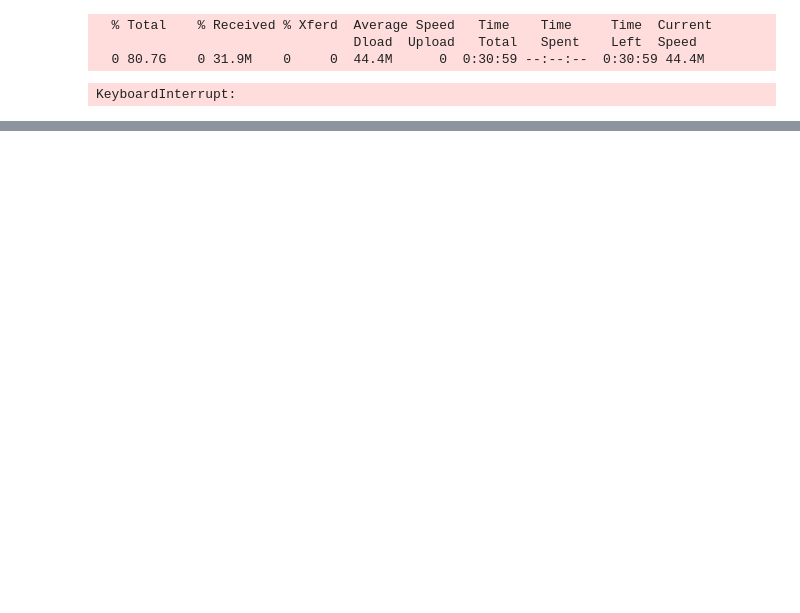
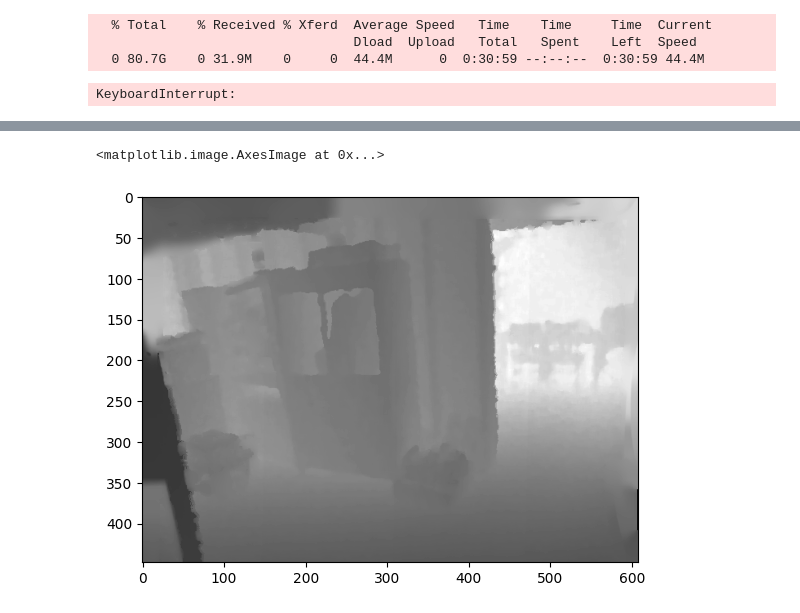
Before and after one commit to pyretttt/pure_depth, a Jupyter notebook: eda.ipynb, the cells around one changed output, grey strips where cells are left out. Cells and saved outputs as stored; diff of their text form; code cells hidden in the pictures; blank space fills up the shorter version.

```diff
--- a/eda.ipynb
+++ b/eda.ipynb
@@ -53,0 +52,5 @@ plt.imshow(img)
+# %%
+plt.imshow(depth[0], cmap='gray')
+# %% [output]
+<matplotlib.image.AxesImage at 0x...>
+[figure, added]
```
Also changed, not shown: parts of 6 cells of this notebook, 1 other file.
